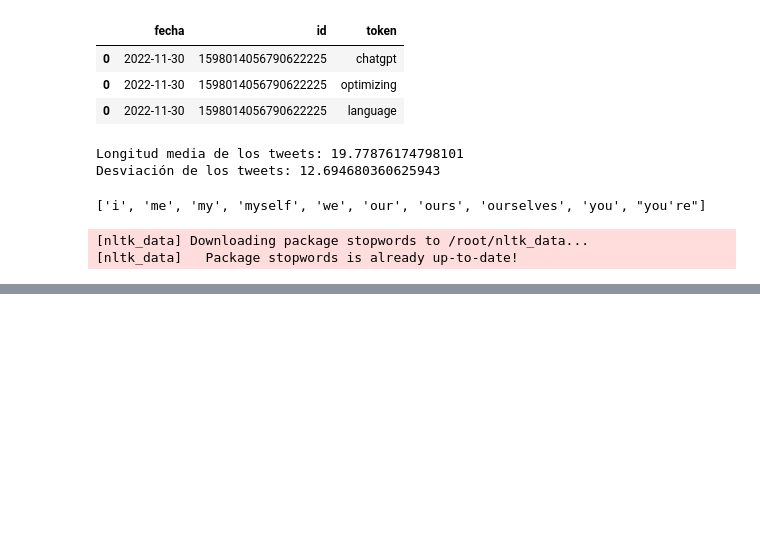
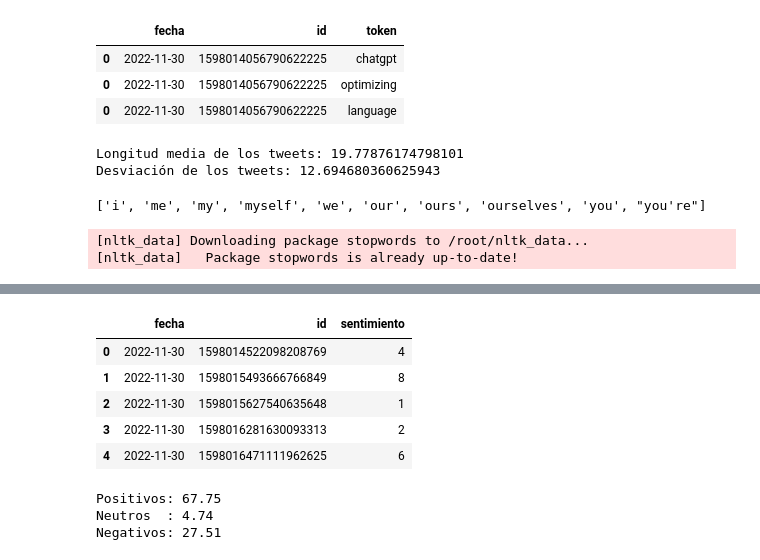
Before and after one commit to erickgt00/Datos-Masivos, a Jupyter notebook: Analisis_Sentimiento_Twitter_Chatgpt.ipynb, the cells around one changed output, grey strips where cells are left out. Drawn from its saved outputs; the diff is of its cells as text; code cells hidden in the pictures; blank space fills up the shorter version.

```diff
--- a/Analisis_Sentimiento_Twitter_Chatgpt.ipynb
+++ b/Analisis_Sentimiento_Twitter_Chatgpt.ipynb
@@ -186,18 +213,33 @@ lexicon.head()
 # %%
 # Sentimiento promedio de cada tweet
 # ==============================================================================
 tweets_sentimientos = pd.merge(
                             left     = tweets_tidy,
                             right    = lexicon,
                             left_on  = "token",
                             right_on = "termino",
                             how      = "inner"
                       )
 
 tweets_sentimientos = tweets_sentimientos.drop(columns = "termino")
 
 # Se suman los sentimientos de las palabras que forman cada tweet.
 tweets_sentimientos = tweets_sentimientos[["fecha", "id", "sentimiento"]] \
-                      .groupby(["autor", "fecha", "id"])\
+                      .groupby(["fecha", "id"])\
                       .sum().reset_index()
 tweets_sentimientos.head()
+# %% [output]
+|  | fecha | id | sentimiento |
+| 0 | 2022-11-30 | 1598014522098208769 | 4 |
+| 1 | 2022-11-30 | 1598015493666766849 | 8 |
+| 2 | 2022-11-30 | 1598015627540635648 | 1 |
+| 3 | 2022-11-30 | 1598016281630093313 | 2 |
+| 4 | 2022-11-30 | 1598016471111962625 | 6 |
+# %%
+print(f"Positivos: {round(100 * np.mean(tweets_sentimientos.sentimiento > 0), 2)}")
+print(f"Neutros  : {round(100 * np.mean(tweets_sentimientos.sentimiento == 0), 2)}")
+print(f"Negativos: {round(100 * np.mean(tweets_sentimientos.sentimiento < 0), 2)}")
+# %% [output]
+Positivos: 67.75
+Neutros  : 4.74
+Negativos: 27.51
```
Also changed, not shown: parts of 6 cells of this notebook.
